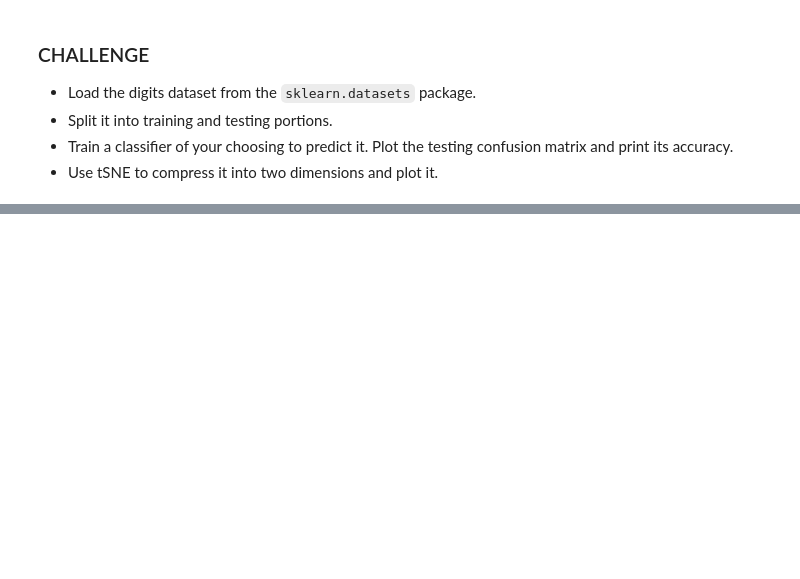
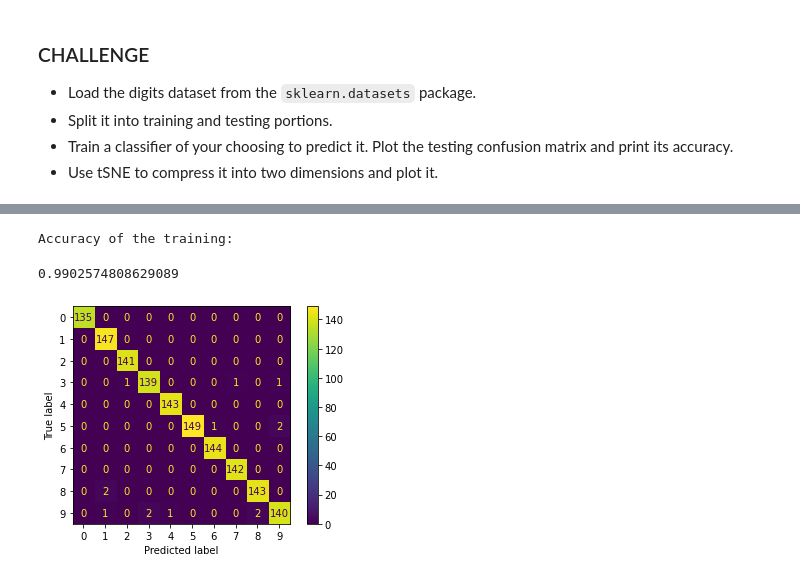
Before and after one commit to jasonsommer/cs6600-notebooks, a Jupyter notebook: 11-introduction-to-sklearn.ipynb, the cells around one changed output, grey strips where cells are left out. Saved outputs shown, nothing was run; the diff lists cells and outputs as text; code cells hidden in the pictures; blank space fills up the shorter version.

```diff
--- a/11-introduction-to-sklearn.ipynb
+++ b/11-introduction-to-sklearn.ipynb
@@ -797,4 +762,14 @@ ax.scatter(
 * Train a classifier of your choosing to predict it. Plot the testing confusion matrix and print its accuracy.
 * Use tSNE to compress it into two dimensions and plot it.
 # %%
-# TODO
+from sklearn.model_selection import train_test_split
+
+
+digits = datasets.load_digits()
+fig = plt.figure(1, figsize=(16, 7))
+X = digits.images.reshape(1797, 64)
+X = X / 16 # Input normalization
+y = digits.target.reshape(len(digits.target), 1)
+ds = pd.DataFrame(np.concatenate((X, y), axis=1))
+X_train, X_test, y_train, y_test = train_test_split(X, y, test_size=0.20, random_state=1)
+print(X_train,y_train)
@@ -800,0 +799,15 @@ ax.scatter(
+# %%
+from sklearn.neighbors import KNeighborsClassifier
+from sklearn.metrics import confusion_matrix, ConfusionMatrixDisplay
+nn = KNeighborsClassifier(n_neighbors=3)
+nn.fit(X_train, y_train)
+from sklearn.metrics import plot_confusion_matrix
+from sklearn.metrics import accuracy_score
+
+plot_confusion_matrix(nn, X_train, y_train )
+print("Accuracy of the training:")
+accuracy_score(y_train, nn.predict(X_train))
+# %% [output]
+Accuracy of the training:
+0.9902574808629089
+[figure, added]
```
Also changed, not shown: parts of 37 cells of this notebook.
